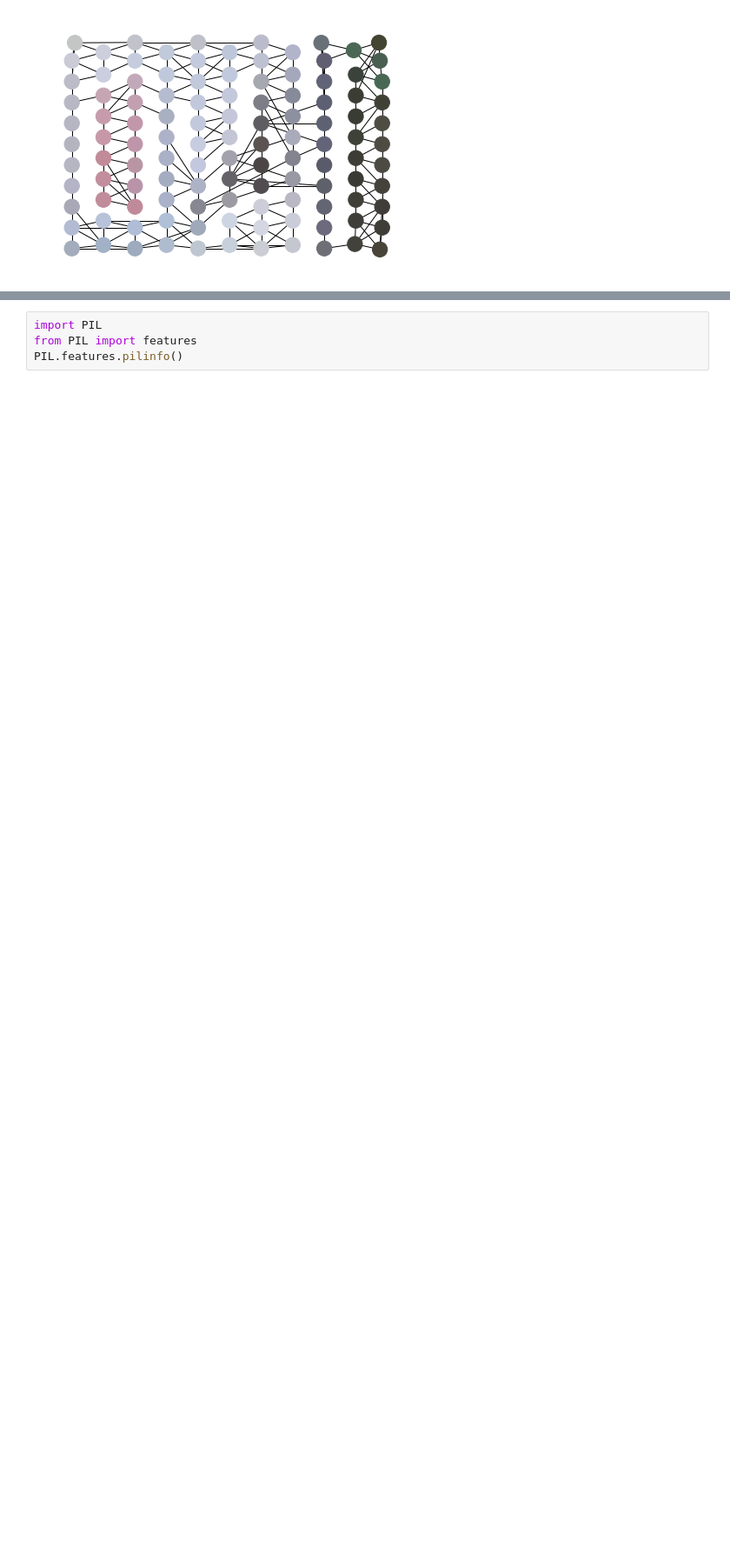
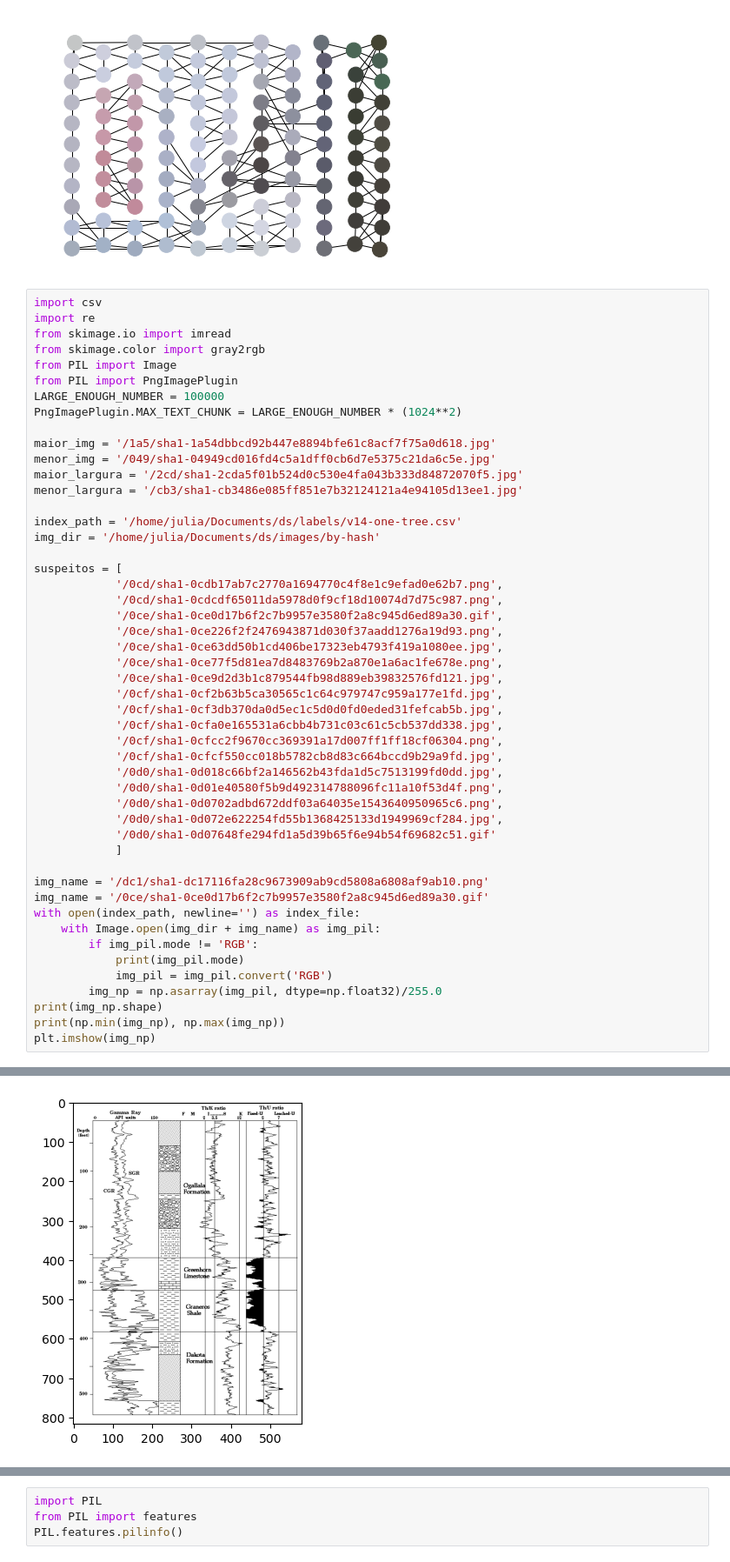
Before and after one commit to jpelayx/mnist-graphs, a Jupyter notebook: viz.ipynb, the cells around one changed output, grey strips where cells are left out. Shown at 87% size. Saved outputs shown, nothing was run; the diff lists cells and outputs as text; blank space fills up the shorter version.

```diff
--- a/viz.ipynb
+++ b/viz.ipynb
@@ -163,3 +163,53 @@ nx_pos = dict(zip(range(g.num_nodes), pos))
 nx.draw(nx_g, pos=nx_pos, node_color=nx_color)
 # %% [output]
 [figure]
+# %%
+import csv
+import re
+from skimage.io import imread
+from skimage.color import gray2rgb
+from PIL import Image
+from PIL import PngImagePlugin
+LARGE_ENOUGH_NUMBER = 100000
+PngImagePlugin.MAX_TEXT_CHUNK = LARGE_ENOUGH_NUMBER * (1024**2)
+
+maior_img = '/1a5/sha1-1a54dbbcd92b447e8894bfe61c8acf7f75a0d618.jpg'
+menor_img = '/049/sha1-04949cd016fd4c5a1dff0cb6d7e5375c21da6c5e.jpg'
+maior_largura = '/2cd/sha1-2cda5f01b524d0c530e4fa043b333d84872070f5.jpg'
+menor_largura = '/cb3/sha1-cb3486e085ff851e7b32124121a4e94105d13ee1.jpg'
+
+index_path = '/home/julia/Documents/ds/labels/v14-one-tree.csv'
+img_dir = '/home/julia/Documents/ds/images/by-hash'
+
+suspeitos = [
+            '/0cd/sha1-0cdb17ab7c2770a1694770c4f8e1c9efad0e62b7.png',
+            '/0cd/sha1-0cdcdf65011da5978d0f9cf18d10074d7d75c987.png',
+            '/0ce/sha1-0ce0d17b6f2c7b9957e3580f2a8c945d6ed89a30.gif',
+            '/0ce/sha1-0ce226f2f2476943871d030f37aadd1276a19d93.png',
+            '/0ce/sha1-0ce63dd50b1cd406be17323eb4793f419a1080ee.jpg',
+            '/0ce/sha1-0ce77f5d81ea7d8483769b2a870e1a6ac1fe678e.png',
+            '/0ce/sha1-0ce9d2d3b1c879544fb98d889eb39832576fd121.jpg',
+            '/0cf/sha1-0cf2b63b5ca30565c1c64c979747c959a177e1fd.jpg',
+            '/0cf/sha1-0cf3db370da0d5ec1c5d0d0fd0eded31fefcab5b.jpg',
+            '/0cf/sha1-0cfa0e165531a6cbb4b731c03c61c5cb537dd338.jpg',
+            '/0cf/sha1-0cfcc2f9670cc369391a17d007ff1ff18cf06304.png',
+            '/0cf/sha1-0cfcf550cc018b5782cb8d83c664bccd9b29a9fd.jpg',
+            '/0d0/sha1-0d018c66bf2a146562b43fda1d5c7513199fd0dd.jpg',
+            '/0d0/sha1-0d01e40580f5b9d492314788096fc11a10f53d4f.png',
+            '/0d0/sha1-0d0702adbd672ddf03a64035e1543640950965c6.png',
+            '/0d0/sha1-0d072e622254fd55b1368425133d1949969cf284.jpg',
+            '/0d0/sha1-0d07648fe294fd1a5d39b65f6e94b54f69682c51.gif'
+            ]
+
+img_name = '/dc1/sha1-dc17116fa28c9673909ab9cd5808a6808af9ab10.png'
+img_name = '/0ce/sha1-0ce0d17b6f2c7b9957e3580f2a8c945d6ed89a30.gif'
+with open(index_path, newline='') as index_file:
+    with Image.open(img_dir + img_name) as img_pil:
+        if img_pil.mode != 'RGB':
+            print(img_pil.mode)
+            img_pil = img_pil.convert('RGB')
+        img_np = np.asarray(img_pil, dtype=np.float32)/255.0
+print(img_np.shape)
+print(np.min(img_np), np.max(img_np))
+plt.imshow(img_np)
+# %% [output]
@@ -165,0 +220 @@ nx.draw(nx_g, pos=nx_pos, node_color=nx_color)
+[figure, added]
```
Also changed, not shown: parts of 4 cells of this notebook, 4 other files.
